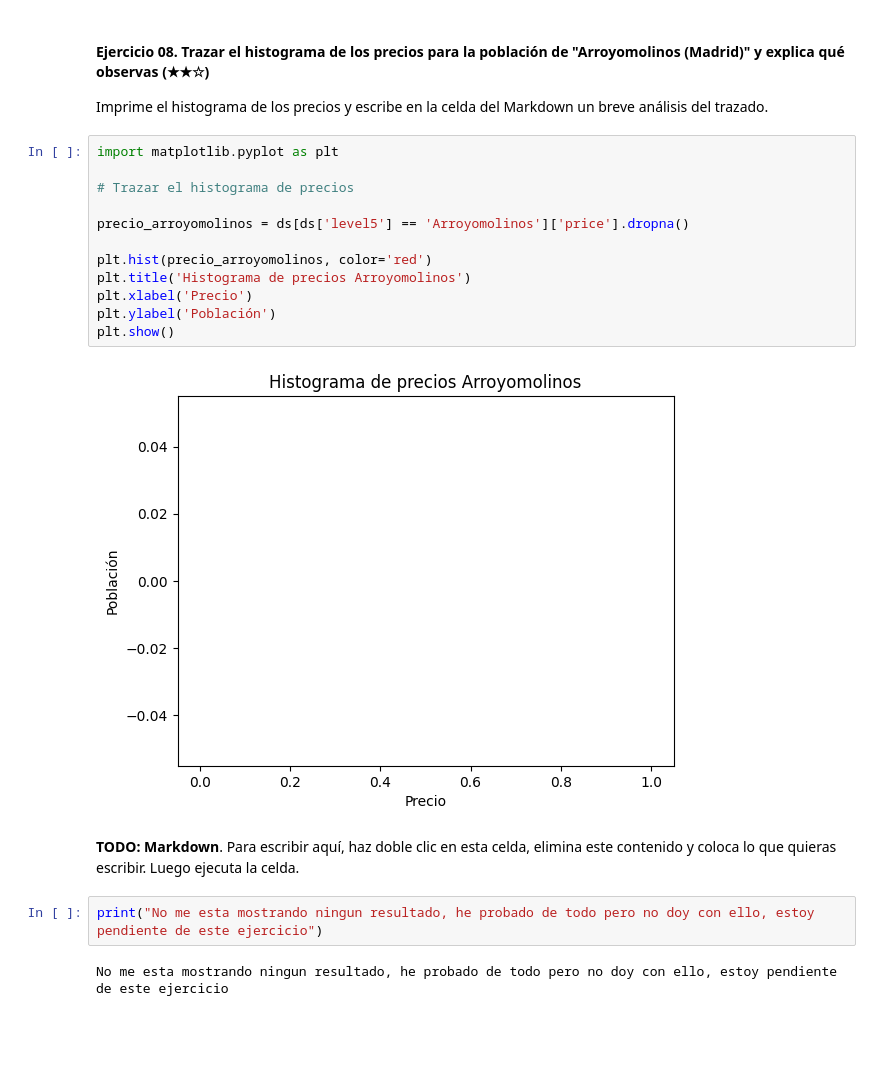
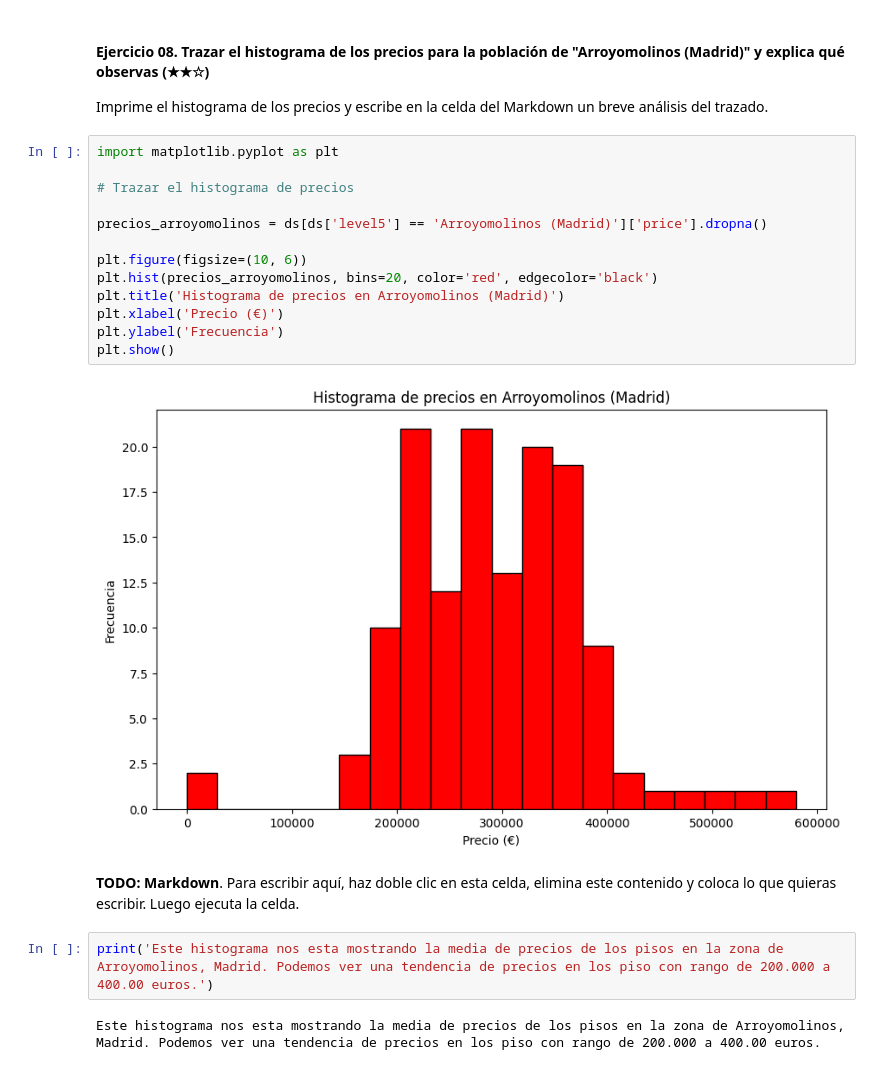
Before and after one commit to 4GeeksAcademy/AVR81-data-clean-up-pandas-for-beginners-project-final, a Jupyter notebook: project.es.ipynb, the cells around one changed output. Drawn from its saved outputs; the diff is of its cells as text; blank space fills up the shorter version.

```diff
--- a/project.es.ipynb
+++ b/project.es.ipynb
@@ -257,20 +257,21 @@ Imprime el histograma de los precios y escribe en la celda del Markdown un breve
 # %%
 import matplotlib.pyplot as plt
 
 # Trazar el histograma de precios
 
-precio_arroyomolinos = ds[ds['level5'] == 'Arroyomolinos']['price'].dropna()
+precios_arroyomolinos = ds[ds['level5'] == 'Arroyomolinos (Madrid)']['price'].dropna()
 
-plt.hist(precio_arroyomolinos, color='red')
-plt.title('Histograma de precios Arroyomolinos')
-plt.xlabel('Precio')
-plt.ylabel('Población')
+plt.figure(figsize=(10, 6))
+plt.hist(precios_arroyomolinos, bins=20, color='red', edgecolor='black')
+plt.title('Histograma de precios en Arroyomolinos (Madrid)')
+plt.xlabel('Precio (€)')
+plt.ylabel('Frecuencia')
 plt.show()
 # %% [output]
-[figure, old version]
+[figure, new version]
 # %% [markdown]
 **TODO: Markdown**. Para escribir aquí, haz doble clic en esta celda, elimina este contenido y coloca lo que quieras escribir. Luego ejecuta la celda.
 # %%
-print("No me esta mostrando ningun resultado, he probado de todo pero no doy con ello, estoy pendiente de este ejercicio")
+print('Este histograma nos esta mostrando la media de precios de los pisos en la zona de Arroyomolinos, Madrid. Podemos ver una tendencia de precios en los piso con rango de 200.000 a 400.00 euros.')
 # %% [output]
-No me esta mostrando ningun resultado, he probado de todo pero no doy con ello, estoy pendiente de este ejercicio
+Este histograma nos esta mostrando la media de precios de los pisos en la zona de Arroyomolinos, Madrid. Podemos ver una tendencia de precios en los piso con rango de 200.000 a 400.00 euros.
```
